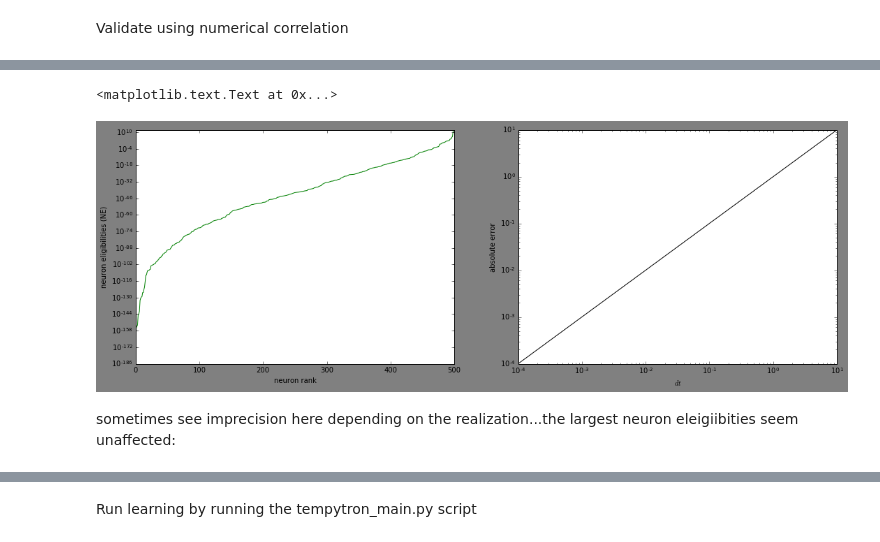
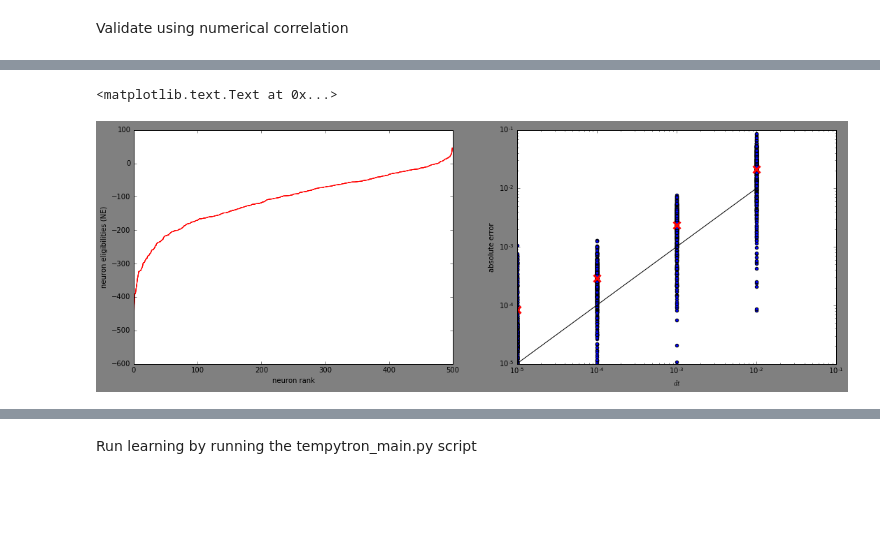
Before and after one commit to mptouzel/tempytron, a Jupyter notebook: tempytron_validation.ipynb, the cells around one changed output, grey strips where cells are left out. Saved outputs shown, nothing was run; the diff lists cells and outputs as text; code cells hidden in the pictures; blank space fills up the shorter version.

```diff
--- a/tempytron_validation.ipynb
+++ b/tempytron_validation.ipynb
@@ -168,2 +168,8 @@ add_markers(occur_df,ax[0])
+# %%
+dtvec=np.logspace(-5,-2,4)[::-1]
+outspk_store=np.zeros((len(dtvec),100))
+for dtit,dt in enumerate(dtvec): #for dt too high the number of spikes can be different
+    time, voltage, outspk_times_from_kernel =get_voltagetrace_via_kernelsum(pattern_df,weights,neu_paras,dt)
+    outspk_store[dtit,:len(outspk_times_from_kernel)]=outspk_times_from_kernel
 # %%
 fig,ax=pl.subplots(1,1)
@@ -240,12 +196,13 @@ neuron_eligibilities[elitmp.index.values]=elitmp.values
 # %% [markdown]
 Validate using numerical correlation
 # %%
-def kernel_eligibility(row,voltage_trace,effective_kernel_duration,dt):
-    return np.dot(voltage_trace[int(row.spk_times/dt):int(row.spk_times/dt)+int(effective_kernel_duration/dt)], get_pspkernel(np.arange(0,int(effective_kernel_duration/dt)*dt,dt),neu_paras)*dt)
+def kernel_eligibility(row,voltage_trace,kernel,dt):
+    return np.dot(voltage_trace[int(row.spk_times/dt):], kernel[:-int(row.spk_times/dt)]*dt)
 # %%
 dt=0.001
-time, voltage,outspk_times_from_kernel =get_voltagetrace_via_kernelsum(pattern_df,weights,neu_paras,effective_kernel_duration,dt)
-kernel_eligibility_part=partial(kernel_eligibility,voltage_trace=voltage,effective_kernel_duration=effective_kernel_duration,dt=dt)
+time, voltage,outspk_times_from_kernel =get_voltagetrace_via_kernelsum(pattern_df,weights,neu_paras,dt)
+kernel=get_pspkernel(time,neu_paras)
+kernel_eligibility_part=partial(kernel_eligibility,voltage_trace=voltage,kernel=kernel,dt=dt)
 pattern_df['elig_ker']=pattern_df.apply(kernel_eligibility_part,axis=1)
 elitmp=pattern_df.groupby('spk_idx').elig_ker.sum()
 neuron_eligibilities_ker=np.zeros((num_syn,))
@@ -267,14 +226,12 @@ ker match for :30
 # %%
-fig,ax=pl.subplots(1,2,figsize=(18,6))
-for dt in np.logspace(-3,-1,3)[::-1]:
-    time, voltage,outspk_times_from_kernel =get_voltagetrace_via_kernelsum(pattern_df,weights,neu_paras,effective_kernel_duration,dt)
-    kernel_eligibility_part=partial(kernel_eligibility,voltage_trace=voltage,effective_kernel_duration=effective_kernel_duration,dt=dt)
-
+dtvec=np.logspace(-5,-2,4)[::-1]
+neuron_eligibilities_ker=np.zeros((num_syn,len(dtvec)))
+for dit,dt in enumerate(dtvec[:-1]):
+    time, voltage, outspk_times_from_kernel = get_voltagetrace_via_kernelsum(pattern_df,weights,neu_paras,dt)
+    kernel = get_pspkernel(time,neu_paras)
+    kernel_eligibility_part=partial(kernel_eligibility,voltage_trace=voltage,kernel=kernel,dt=dt)
     pattern_df['elig_ker']=pattern_df.apply(kernel_eligibility_part,axis=1)
     elitmp=pattern_df.groupby('spk_idx').elig_ker.sum()
-    neuron_eligibilities_ker=np.zeros((num_syn,))
-    neuron_eligibilities_ker[elitmp.index.values]=elitmp.values
-
-    ax[0].plot(np.sort(neuron_eligibilities_ker),'r')
-    ax[1].scatter(dt*np.ones((num_syn,)),np.fabs(neuron_eligibilities_ker-neuron_eligibilities))
-    ax[1].plot(dt,np.mean(np.fabs(neuron_eligibilities_ker-neuron_eligibilities)),'rx',ms=10,mew=3)
+    tmp=np.zeros((num_syn,))
+    tmp[elitmp.index.values]=elitmp.values
+    neuron_eligibilities_ker[:,dit]=tmp
@@ -284,17 +238,17 @@ for dt in np.logspace(-3,-1,3)[::-1]:
 # %%
 fig,ax=pl.subplots(1,2,figsize=(18,6))
-ax[0].plot(np.exp(np.sort(neuron_eligibilities)),'g')
+for dit,dt in enumerate(dtvec):
+    ax[0].plot(np.sort(neuron_eligibilities_ker[:,dit]))
+    ax[1].scatter(dt*np.ones((num_syn,)),np.fabs(neuron_eligibilities_ker[:,dit]-neuron_eligibilities))
+    ax[1].plot(dt,np.mean(np.fabs(neuron_eligibilities_ker[:,dit]-neuron_eligibilities)),'rx',ms=10,mew=3)
 ax[0].set_ylabel('neuron eligibilities (NE)')
 ax[0].set_xlabel('neuron rank')
-ax[1].plot([1e-4,1e1],[1e-4,1e1],'k-')
+ax[1].plot(dtvec,dtvec,'k-')
 ax[1].set_xlabel(r'$dt$')
 ax[1].set_ylabel('absolute NE error')
 ax[1].set_yscale('log')
 ax[1].set_xscale('log')
-ax[0].set_yscale('log')
 ax[1].set_ylabel('absolute error')
 # %% [output]
 <matplotlib.text.Text at 0x...>
-[figure, old version]
+[figure, new version]
-# %% [markdown]
-sometimes see imprecision here depending on the realization...the largest neuron eleigiibities seem unaffected:
```
Also changed, not shown: parts of 38 cells of this notebook, 4 other files.
